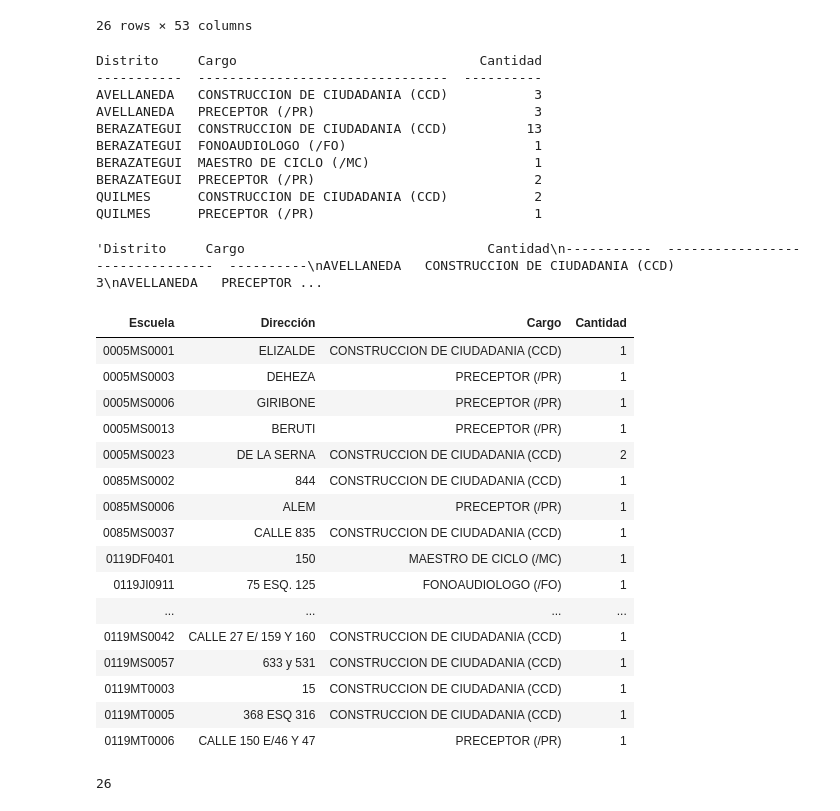
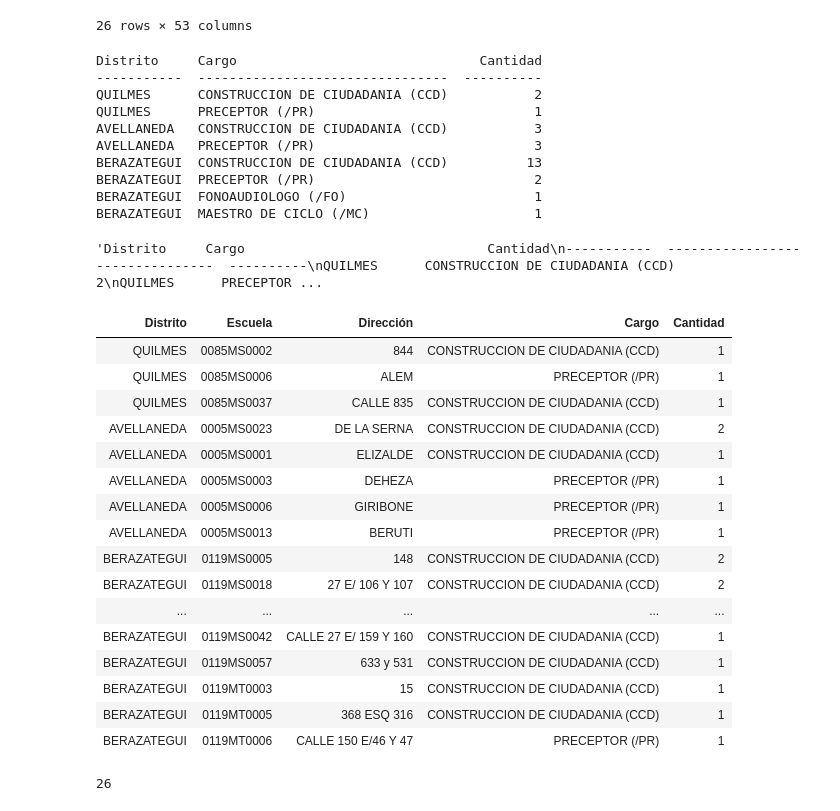
Before and after one commit to atm44/ABC_reporte, a Jupyter notebook: explore_data.ipynb, the cells around one changed output. Saved outputs shown, nothing was run; the diff lists cells and outputs as text; code cells hidden in the pictures.

Commit message:
ordeno por distrito

```diff
--- a/explore_data.ipynb
+++ b/explore_data.ipynb
@@ -60,8 +60,12 @@ df
 | 25 | Publicada | DESIGNACIONES DOCENTES | JS | 3122853 | 17 A 18 | NaN | No | 20147633158 | 9999-12-30T16:12:46.907Z | ... |
 26 rows × 53 columns
 # %%
+orden_distritos = {'QUILMES':2,'AVELLANEDA':1,'BERAZATEGUI':0}
 ofertas_por_distrito = df.groupby(['descdistrito','descripcioncargo'])['ige'].nunique().reset_index()
 ofertas_por_distrito.columns = ['Distrito','Cargo','Cantidad']
+ofertas_por_distrito["order"] = ofertas_por_distrito.Distrito.map(orden_distritos)
+ofertas_por_distrito = ofertas_por_distrito.sort_values(by=['order','Cantidad'],ascending=False)
+ofertas_por_distrito.drop(columns="order",inplace=True)
 ofertas_por_distrito = tabulate(
     ofertas_por_distrito,
     headers=ofertas_por_distrito.columns,
@@ -72,46 +76,49 @@ print(ofertas_por_distrito)
 # %% [output]
 Distrito     Cargo                               Cantidad
 -----------  --------------------------------  ----------
+QUILMES      CONSTRUCCION DE CIUDADANIA (CCD)           2
+QUILMES      PRECEPTOR (/PR)                            1
 AVELLANEDA   CONSTRUCCION DE CIUDADANIA (CCD)           3
 AVELLANEDA   PRECEPTOR (/PR)                            3
 BERAZATEGUI  CONSTRUCCION DE CIUDADANIA (CCD)          13
+BERAZATEGUI  PRECEPTOR (/PR)                            2
 BERAZATEGUI  FONOAUDIOLOGO (/FO)                        1
 BERAZATEGUI  MAESTRO DE CICLO (/MC)                     1
-BERAZATEGUI  PRECEPTOR (/PR)                            2
-QUILMES      CONSTRUCCION DE CIUDADANIA (CCD)           2
-QUILMES      PRECEPTOR (/PR)                            1
 # %%
 ofertas_por_distrito
 # %% [output]
-'Distrito     Cargo                               Cantidad\n-----------  --------------------------------  ----------\nAVELLANEDA   CONSTRUCCION DE CIUDADANIA (CCD)           3\nAVELLANEDA   PRECEPTOR ...
+'Distrito     Cargo                               Cantidad\n-----------  --------------------------------  ----------\nQUILMES      CONSTRUCCION DE CIUDADANIA (CCD)           2\nQUILMES      PRECEPTOR ...
 # %%
-ofertas_por_escuela = df.groupby(['escuela','domiciliodesempeno','descripcioncargo'])['ige'].nunique().reset_index()
-ofertas_por_escuela.columns = ['Escuela','Dirección','Cargo','Cantidad']
+ofertas_por_escuela = df.groupby(['descdistrito','escuela','domiciliodesempeno','descripcioncargo'])['ige'].nunique().reset_index()
+ofertas_por_escuela.columns = ['Distrito','Escuela','Dirección','Cargo','Cantidad']
+ofertas_por_escuela["order"] = ofertas_por_escuela.Distrito.map(orden_distritos)
+ofertas_por_escuela = ofertas_por_escuela.sort_values(by=['order','Cantidad'],ascending=False)
+ofertas_por_escuela.drop(columns="order",inplace=True)
 ofertas_por_escuela = tabulate(
     ofertas_por_escuela,
     headers=ofertas_por_escuela.columns,
     tablefmt="html",
     showindex=False,
 )
 ofertas_por_escuela
 # %% [output]
-| Escuela | Dirección | Cargo | Cantidad |
-| 0005MS0001 | ELIZALDE | CONSTRUCCION DE CIUDADANIA (CCD) | 1 |
-| 0005MS0003 | DEHEZA | PRECEPTOR (/PR) | 1 |
-| 0005MS0006 | GIRIBONE | PRECEPTOR (/PR) | 1 |
-| 0005MS0013 | BERUTI | PRECEPTOR (/PR) | 1 |
-| 0005MS0023 | DE LA SERNA | CONSTRUCCION DE CIUDADANIA (CCD) | 2 |
-| 0085MS0002 | 844 | CONSTRUCCION DE CIUDADANIA (CCD) | 1 |
-| 0085MS0006 | ALEM | PRECEPTOR (/PR) | 1 |
-| 0085MS0037 | CALLE 835 | CONSTRUCCION DE CIUDADANIA (CCD) | 1 |
-| 0119DF0401 | 150 | MAESTRO DE CICLO (/MC) | 1 |
-| 0119JI0911 | 75 ESQ. 125 | FONOAUDIOLOGO (/FO) | 1 |
-| ... | ... | ... | ... |
-| 0119MS0042 | CALLE 27 E/ 159 Y 160 | CONSTRUCCION DE CIUDADANIA (CCD) | 1 |
-| 0119MS0057 | 633 y 531 | CONSTRUCCION DE CIUDADANIA (CCD) | 1 |
-| 0119MT0003 | 15 | CONSTRUCCION DE CIUDADANIA (CCD) | 1 |
-| 0119MT0005 | 368 ESQ 316 | CONSTRUCCION DE CIUDADANIA (CCD) | 1 |
-| 0119MT0006 | CALLE 150 E/46 Y 47 | PRECEPTOR (/PR) | 1 |
+| Distrito | Escuela | Dirección | Cargo | Cantidad |
+| QUILMES | 0085MS0002 | 844 | CONSTRUCCION DE CIUDADANIA (CCD) | 1 |
+| QUILMES | 0085MS0006 | ALEM | PRECEPTOR (/PR) | 1 |
+| QUILMES | 0085MS0037 | CALLE 835 | CONSTRUCCION DE CIUDADANIA (CCD) | 1 |
+| AVELLANEDA | 0005MS0023 | DE LA SERNA | CONSTRUCCION DE CIUDADANIA (CCD) | 2 |
+| AVELLANEDA | 0005MS0001 | ELIZALDE | CONSTRUCCION DE CIUDADANIA (CCD) | 1 |
+| AVELLANEDA | 0005MS0003 | DEHEZA | PRECEPTOR (/PR) | 1 |
+| AVELLANEDA | 0005MS0006 | GIRIBONE | PRECEPTOR (/PR) | 1 |
+| AVELLANEDA | 0005MS0013 | BERUTI | PRECEPTOR (/PR) | 1 |
+| BERAZATEGUI | 0119MS0005 | 148 | CONSTRUCCION DE CIUDADANIA (CCD) | 2 |
+| BERAZATEGUI | 0119MS0018 | 27 E/ 106 Y 107 | CONSTRUCCION DE CIUDADANIA (CCD) | 2 |
+| ... | ... | ... | ... | ... |
+| BERAZATEGUI | 0119MS0042 | CALLE 27 E/ 159 Y 160 | CONSTRUCCION DE CIUDADANIA (CCD) | 1 |
+| BERAZATEGUI | 0119MS0057 | 633 y 531 | CONSTRUCCION DE CIUDADANIA (CCD) | 1 |
+| BERAZATEGUI | 0119MT0003 | 15 | CONSTRUCCION DE CIUDADANIA (CCD) | 1 |
+| BERAZATEGUI | 0119MT0005 | 368 ESQ 316 | CONSTRUCCION DE CIUDADANIA (CCD) | 1 |
+| BERAZATEGUI | 0119MT0006 | CALLE 150 E/46 Y 47 | PRECEPTOR (/PR) | 1 |
 # %%
 cantidad_ofertas = df["ige"].nunique()
 cantidad_ofertas
```
Also changed, not shown: 2 other files.
